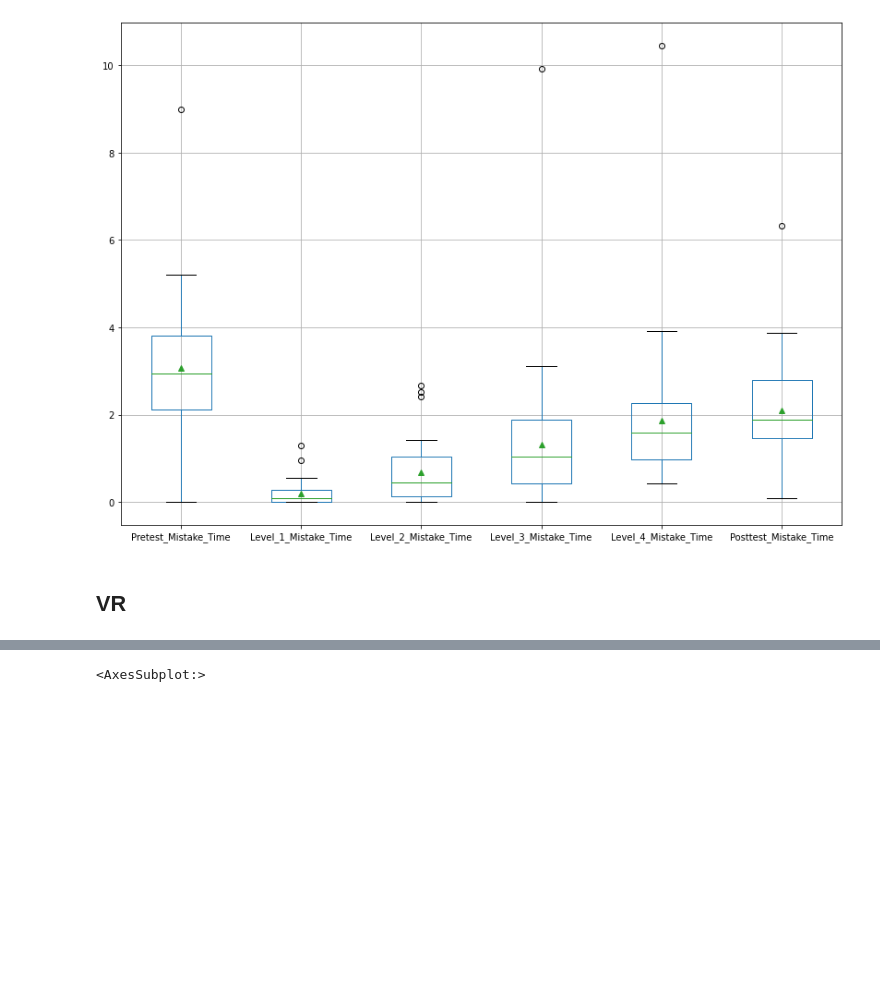
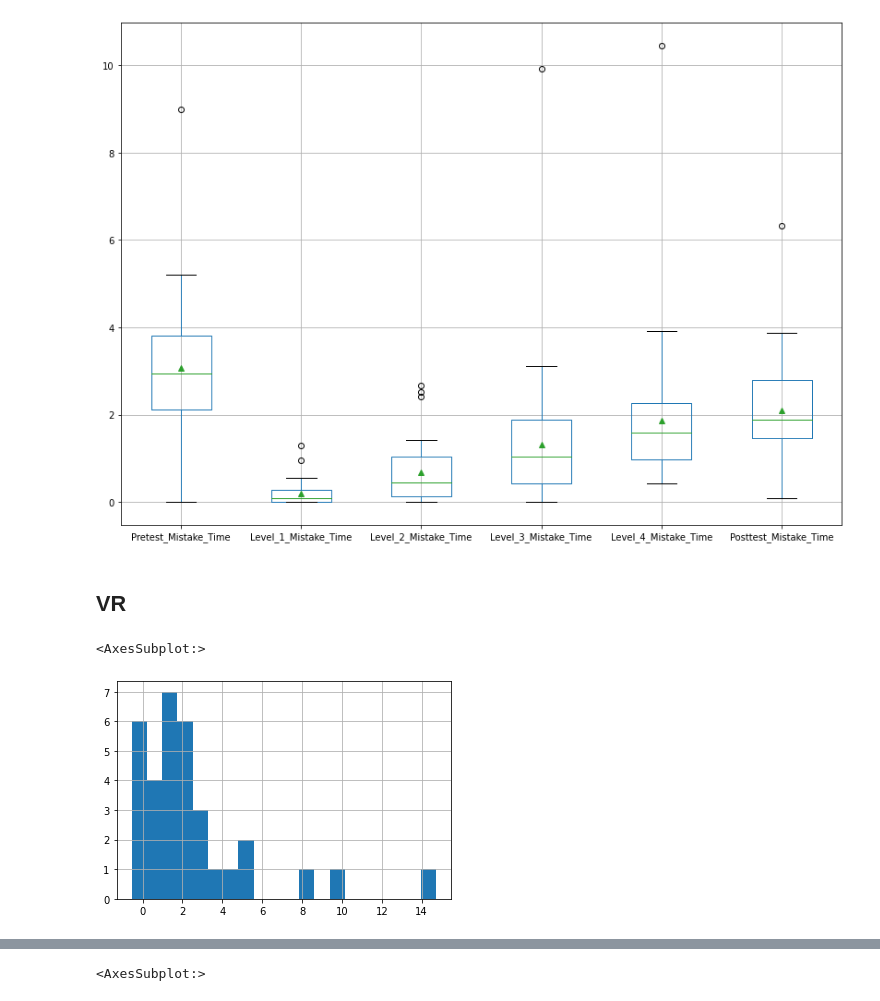
Before and after one commit to karmakomik/BuzzwireExperimentDataAnalysis, a Jupyter notebook: Dec2021ExperimentResults/iMotionsData/BuzzwireStats.ipynb, the cells around one changed output, grey strips where cells are left out. Drawn from its saved outputs; the diff is of its cells as text; code cells hidden in the pictures; blank space fills up the shorter version.

```diff
--- a/Dec2021ExperimentResults/iMotionsData/BuzzwireStats.ipynb
+++ b/Dec2021ExperimentResults/iMotionsData/BuzzwireStats.ipynb
@@ -142,3 +210,8 @@ vr_results_df['Norm_Level_4_GSR'] = vr_results_df['Level_4_GSR'] - vr_results_df
 
 vr_results_df['Norm_Posttest_HR'] = vr_results_df['Posttest_HR'] - vr_results_df['Baseline_HR']/vr_results_df['Baseline_HR']
 vr_results_df['Norm_Posttest_GSR'] = vr_results_df['Posttest_GSR'] - vr_results_df['Baseline_GSR']/vr_results_df['Baseline_GSR']
+# %%
+vr_results_df['Norm_Level_1_GSR'].hist(bins=20)
+# %% [output]
+<AxesSubplot:>
+[figure, added]
```
Also changed, not shown: parts of 25 cells of this notebook, 38 other files.
